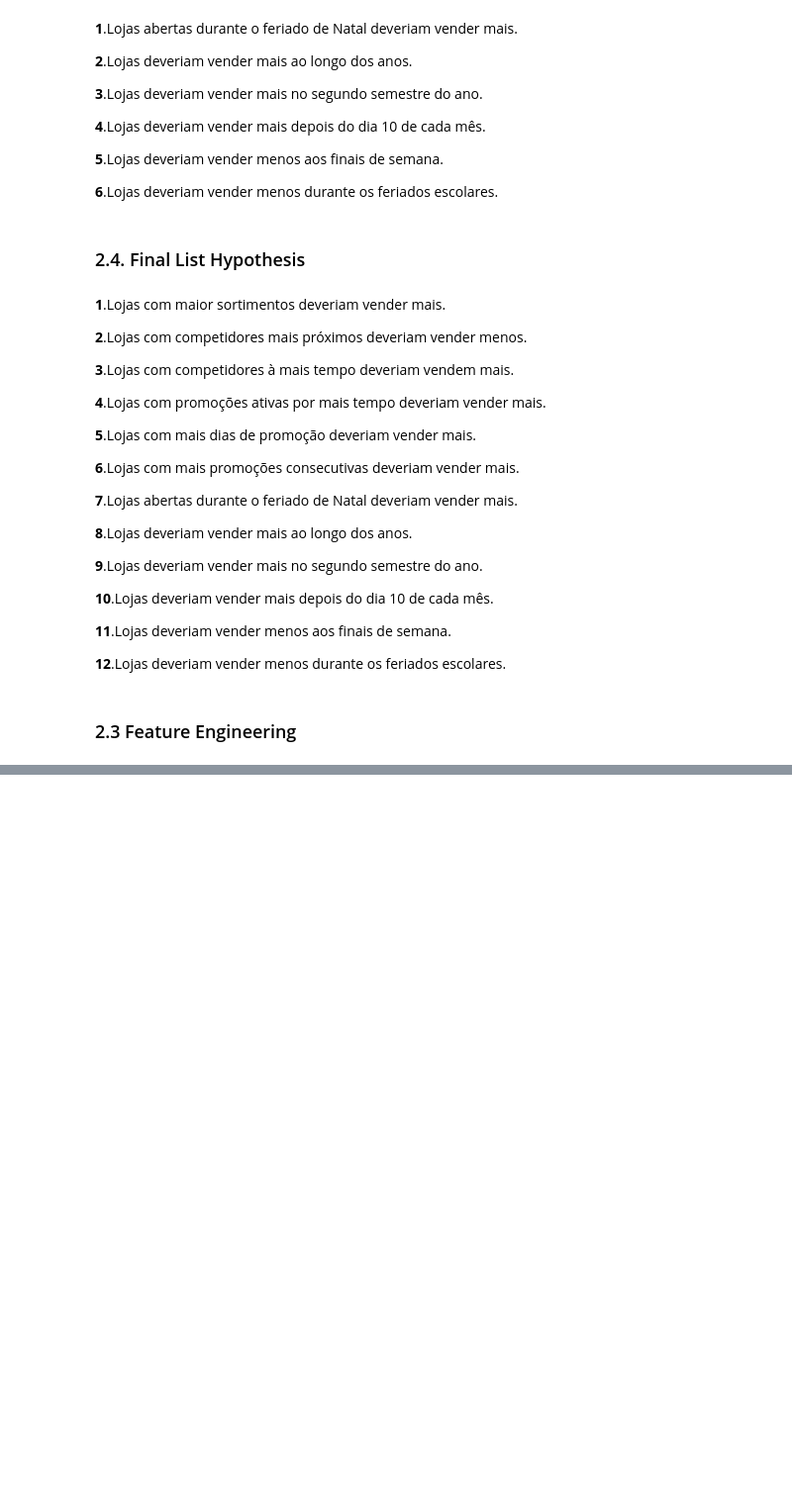
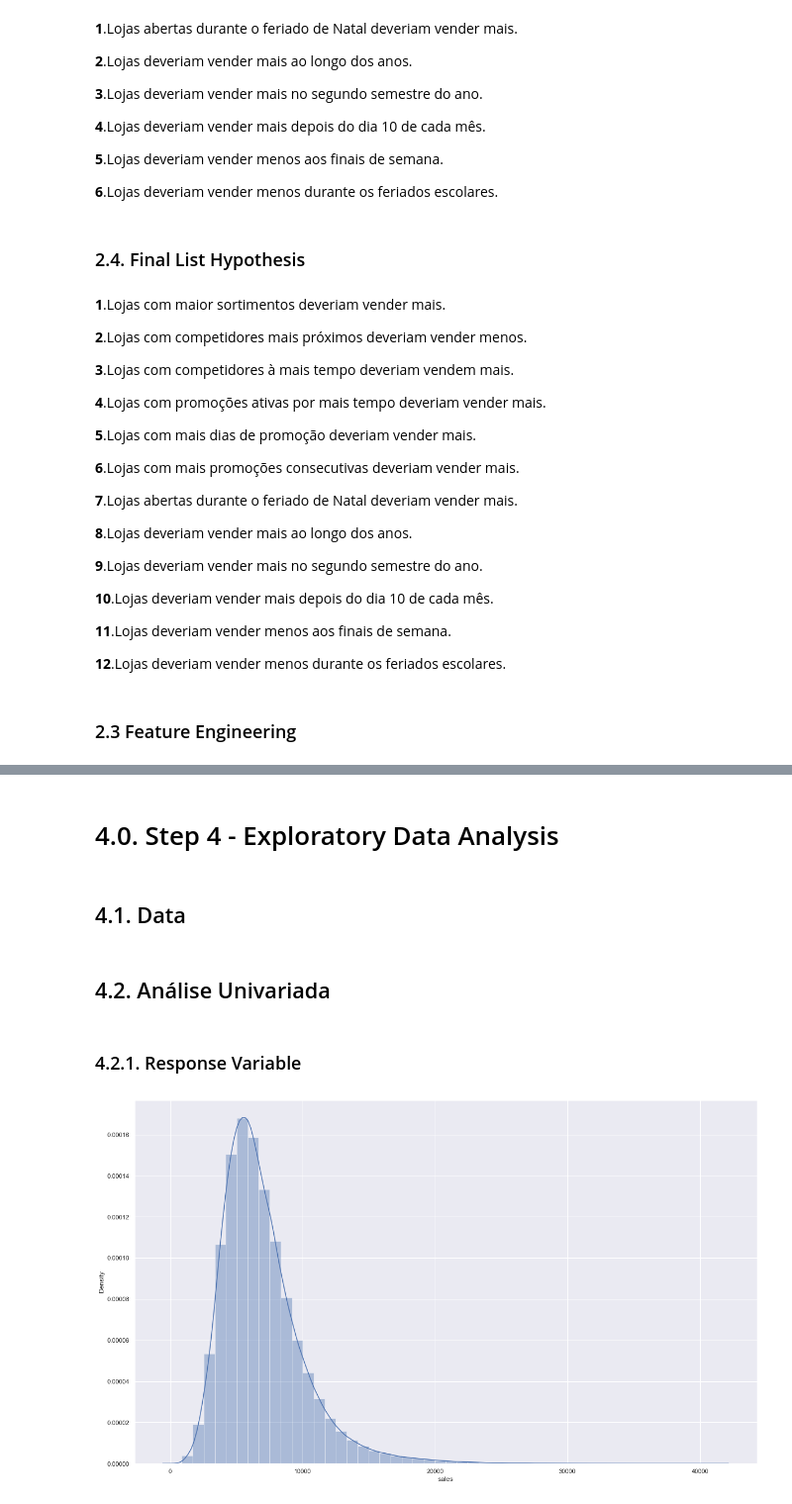
Before and after one commit to gustavocargc/RossmannStoreSales, a Jupyter notebook: m04_v01_store_sales_prediction.ipynb, the cells around one changed output, grey strips where cells are left out. Shown at 99% size. Cells and saved outputs as stored; diff of their text form; code cells hidden in the pictures; blank space fills up the shorter version.

Commit message:
star the bivariate analysis

```diff
--- a/m03_v04_store_sales_prediction.ipynb
+++ b/m04_v01_store_sales_prediction.ipynb
@@ -349,0 +350,14 @@ df3 = df3.drop(cols_drop, axis=1)
+# %% [markdown]
+# 4.0. Step 4 - Exploratory Data Analysis
+# %% [markdown]
+## 4.1. Data
+# %%
+df4 = df3.copy()
+# %% [markdown]
+## 4.2. Análise Univariada
+# %% [markdown]
+### 4.2.1. Response Variable
+# %%
+sns.distplot(df4['sales']);
+# %% [output]
+[figure, added]
```
Also changed, not shown: parts of 20 cells of this notebook, 1 other file.
